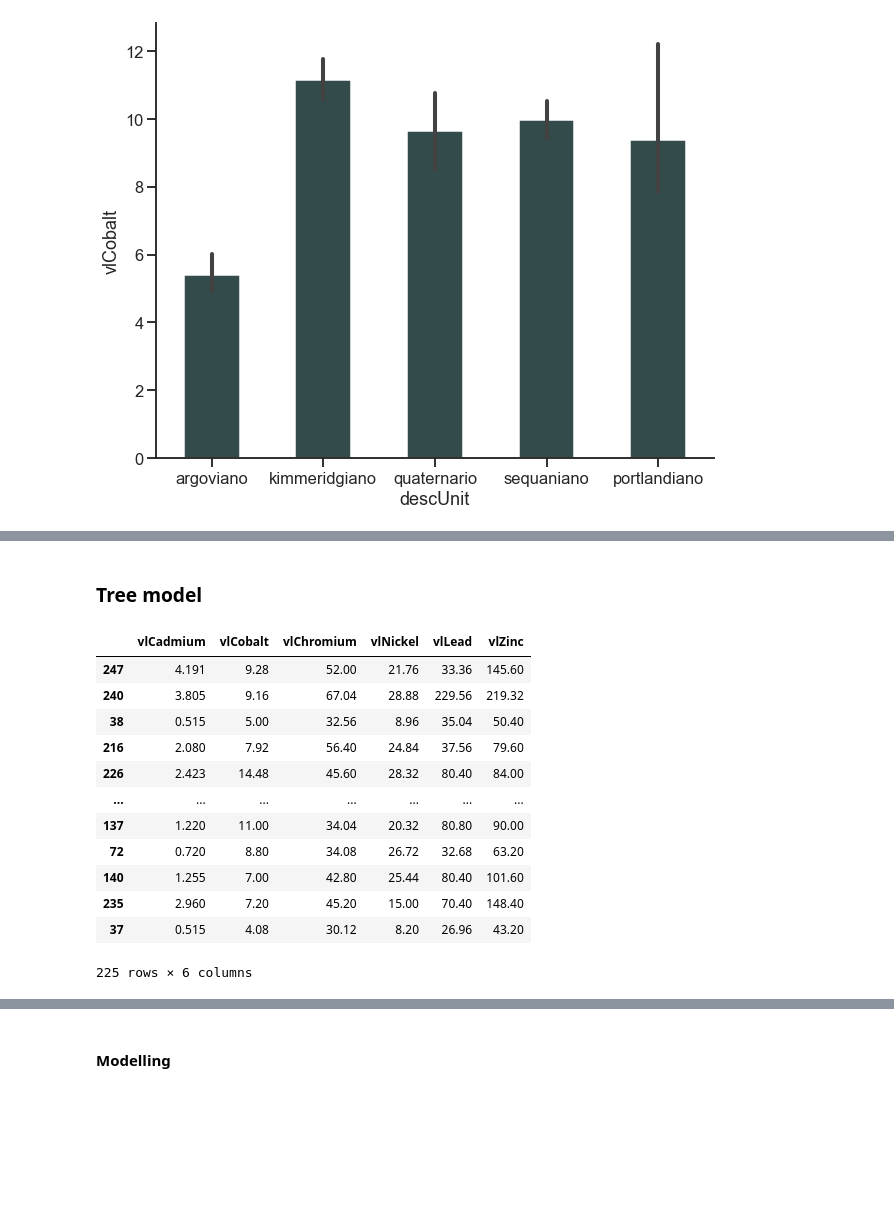
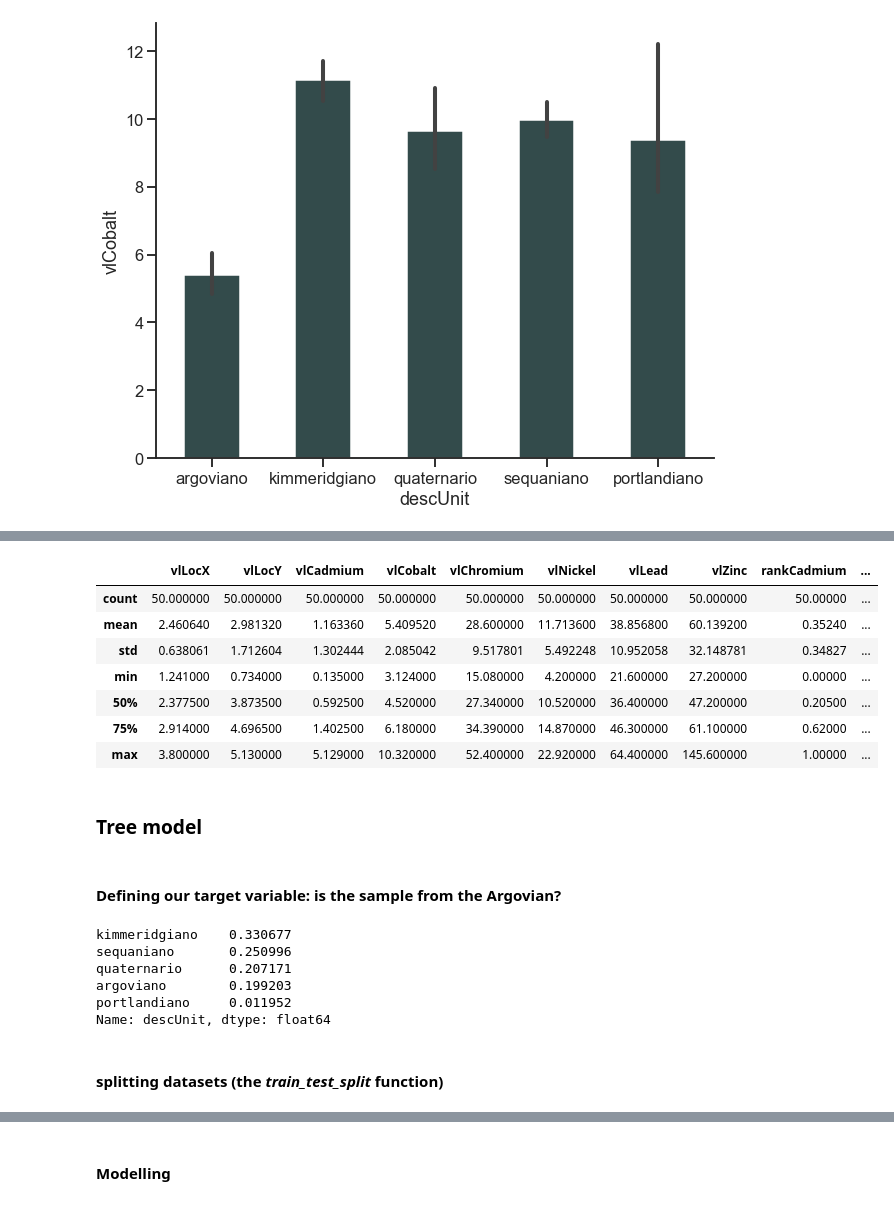
Before and after one commit to luschiro/workflows-geo-data, a Jupyter notebook: modulo_4/modulo_4.ipynb, the cells around one changed output, grey strips where cells are left out. Drawn from its saved outputs; the diff is of its cells as text; code cells hidden in the pictures; blank space fills up the shorter version.

```diff
--- a/modulo_4/modulo_4.ipynb
+++ b/modulo_4/modulo_4.ipynb
@@ -121,2 +149,13 @@ plt.show()
+# %%
+df_jura[df_jura['descUnit'] == 'argoviano'].describe(percentiles=[.5,.75])
+# %% [output]
+|  | vlLocX | vlLocY | vlCadmium | vlCobalt | vlChromium | vlNickel | vlLead | vlZinc | rankCadmium | ... |
+| count | 50.000000 | 50.000000 | 50.000000 | 50.000000 | 50.000000 | 50.000000 | 50.000000 | 50.000000 | 50.00000 | ... |
+| mean | 2.460640 | 2.981320 | 1.163360 | 5.409520 | 28.600000 | 11.713600 | 38.856800 | 60.139200 | 0.35240 | ... |
+| std | 0.638061 | 1.712604 | 1.302444 | 2.085042 | 9.517801 | 5.492248 | 10.952058 | 32.148781 | 0.34827 | ... |
+| min | 1.241000 | 0.734000 | 0.135000 | 3.124000 | 15.080000 | 4.200000 | 21.600000 | 27.200000 | 0.00000 | ... |
+| 50% | 2.377500 | 3.873500 | 0.592500 | 4.520000 | 27.340000 | 10.520000 | 36.400000 | 47.200000 | 0.20500 | ... |
+| 75% | 2.914000 | 4.696500 | 1.402500 | 6.180000 | 34.390000 | 14.870000 | 46.300000 | 61.100000 | 0.62000 | ... |
+| max | 3.800000 | 5.130000 | 5.129000 | 10.320000 | 52.400000 | 22.920000 | 64.400000 | 145.600000 | 1.00000 | ... |
 # %% [markdown]
 ### Tree model
@@ -123,27 +179,24 @@ plt.show()
+# %% [markdown]
+#### Defining our target variable: is the sample from the Argovian?
+# %%
+df_jura['descUnit'].value_counts(normalize=True)
+# %% [output]
+kimmeridgiano    0.330677
+sequaniano       0.250996
+quaternario      0.207171
+argoviano        0.199203
+portlandiano     0.011952
+Name: descUnit, dtype: float64
+# %% [markdown]
+#### splitting datasets (the _train_test_split_ function)
 # %%
-# train - test split
+#   train - test split
 
-# X represent features whereas y is the target variable
-X_train, X_test, y_train, y_test = train_test_split(df_jura[grade_features], df_jura['descUnit'], random_state=1, test_size=.1)
+#   X represent features whereas y is the target variable
+X_train, X_test, y_train, y_test = train_test_split(df_jura[grade_features], df_jura['descUnit'], random_state=1, test_size=.30)
 
-# simple pipeline that tranforms target variable in binary
-# in this case: is the sample from the Argovian?
-#   1 - yes; 0 - no
+#   simple pipeline that tranforms target variable in binary
+#   in this case: is the sample from the Argovian? 1 - yes; 0 - no
+
 y_train = y_train.map(lambda x: 1 if x == 'argoviano' else 0)
 y_test = y_test.map(lambda x: 1 if x == 'argoviano' else 0)
-
-X_train
-# %% [output]
-|  | vlCadmium | vlCobalt | vlChromium | vlNickel | vlLead | vlZinc |
-| 247 | 4.191 | 9.28 | 52.00 | 21.76 | 33.36 | 145.60 |
-| 240 | 3.805 | 9.16 | 67.04 | 28.88 | 229.56 | 219.32 |
-| 38 | 0.515 | 5.00 | 32.56 | 8.96 | 35.04 | 50.40 |
-| 216 | 2.080 | 7.92 | 56.40 | 24.84 | 37.56 | 79.60 |
-| 226 | 2.423 | 14.48 | 45.60 | 28.32 | 80.40 | 84.00 |
-| ... | ... | ... | ... | ... | ... | ... |
-| 137 | 1.220 | 11.00 | 34.04 | 20.32 | 80.80 | 90.00 |
-| 72 | 0.720 | 8.80 | 34.08 | 26.72 | 32.68 | 63.20 |
-| 140 | 1.255 | 7.00 | 42.80 | 25.44 | 80.40 | 101.60 |
-| 235 | 2.960 | 7.20 | 45.20 | 15.00 | 70.40 | 148.40 |
-| 37 | 0.515 | 4.08 | 30.12 | 8.20 | 26.96 | 43.20 |
-225 rows × 6 columns
```
Also changed, not shown: parts of 17 cells of this notebook, 2 other files.
